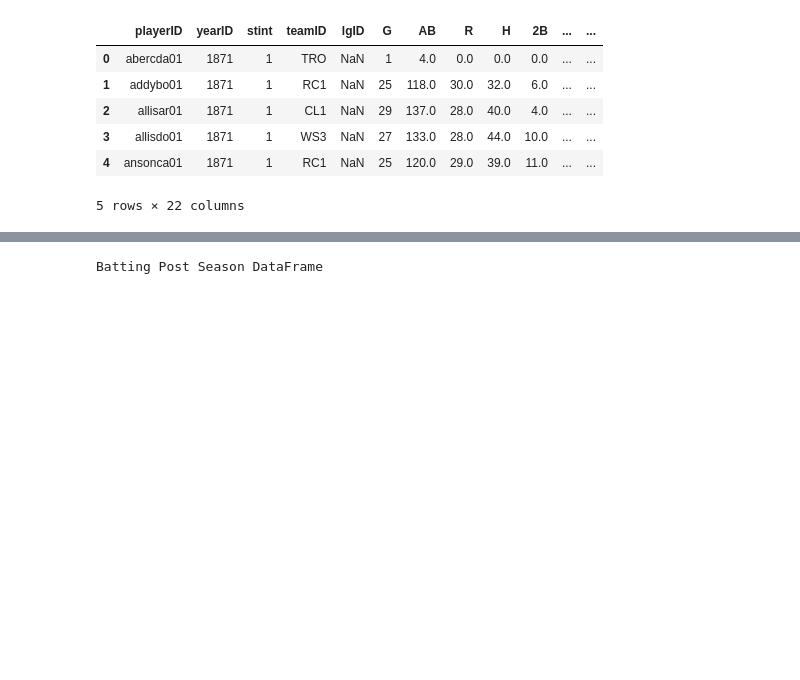
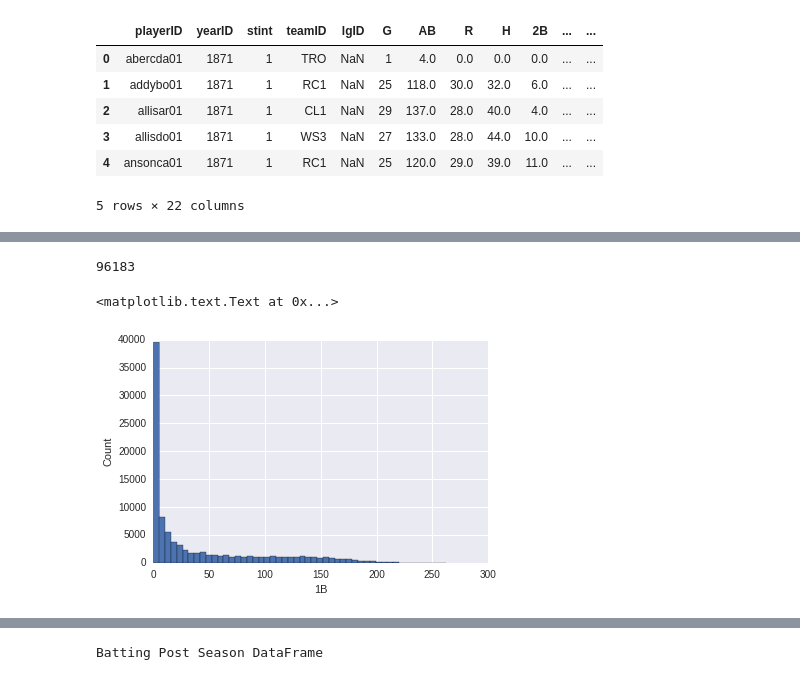
Before and after one commit to adam-carney/Data_Analysis_nanodegree, a Jupyter notebook: Data_Analysis_Nanodegree-Project_2.ipynb, the cells around one changed output, grey strips where cells are left out. Saved outputs shown, nothing was run; the diff lists cells and outputs as text; code cells hidden in the pictures; blank space fills up the shorter version.

```diff
--- a/Data_Analysis_Nanodegree-Project_2.ipynb
+++ b/Data_Analysis_Nanodegree-Project_2.ipynb
@@ -84,0 +87,8 @@ Populating the interactive namespace from numpy and matplotlib
+# %%
+batting_df['H'].hist(bins=50)
+plt.ylabel("Count")
+plt.xlabel("1B")
+# %% [output]
+96183
+<matplotlib.text.Text at 0x...>
+[figure, added]
```
Also changed, not shown: parts of 9 cells of this notebook, 1 other file.
